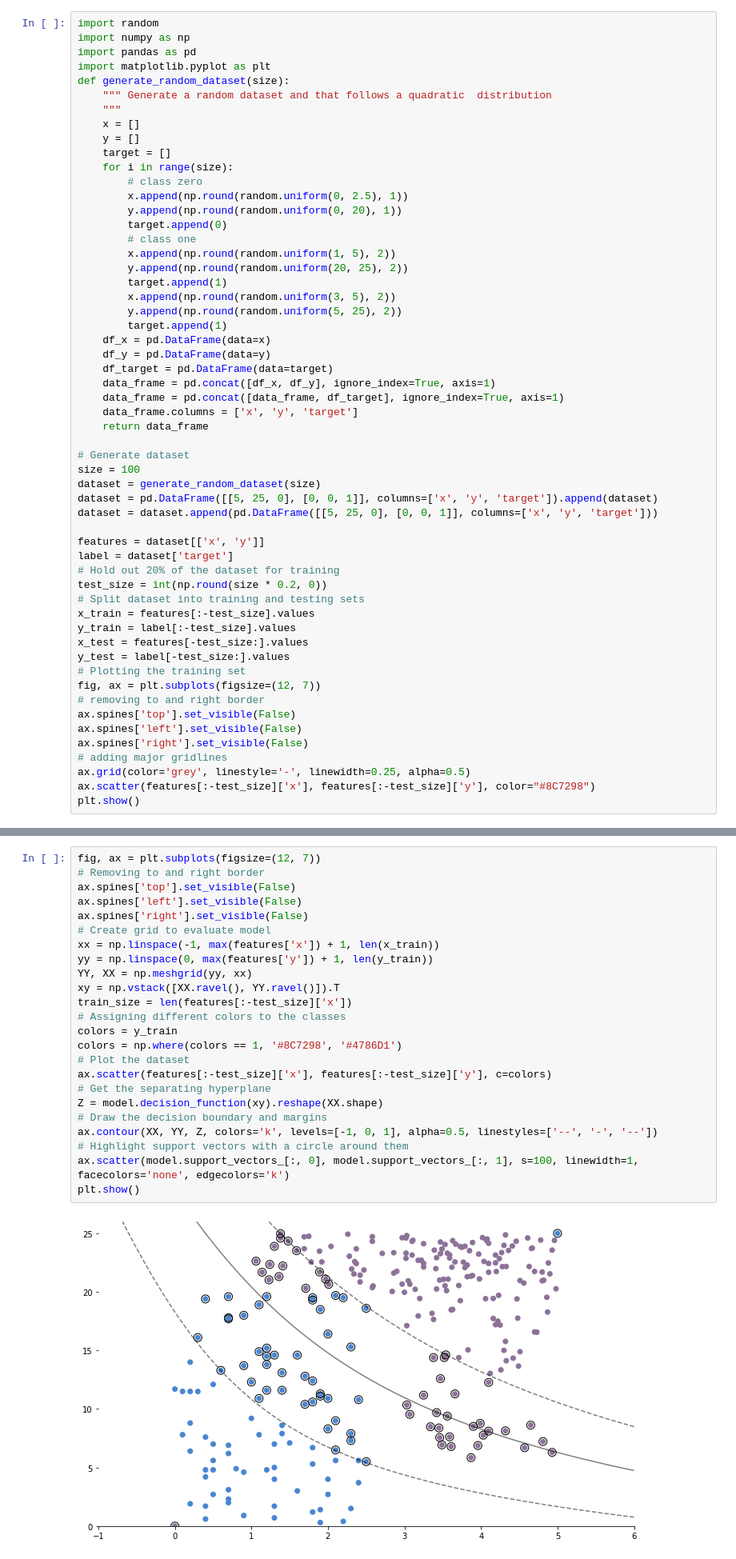
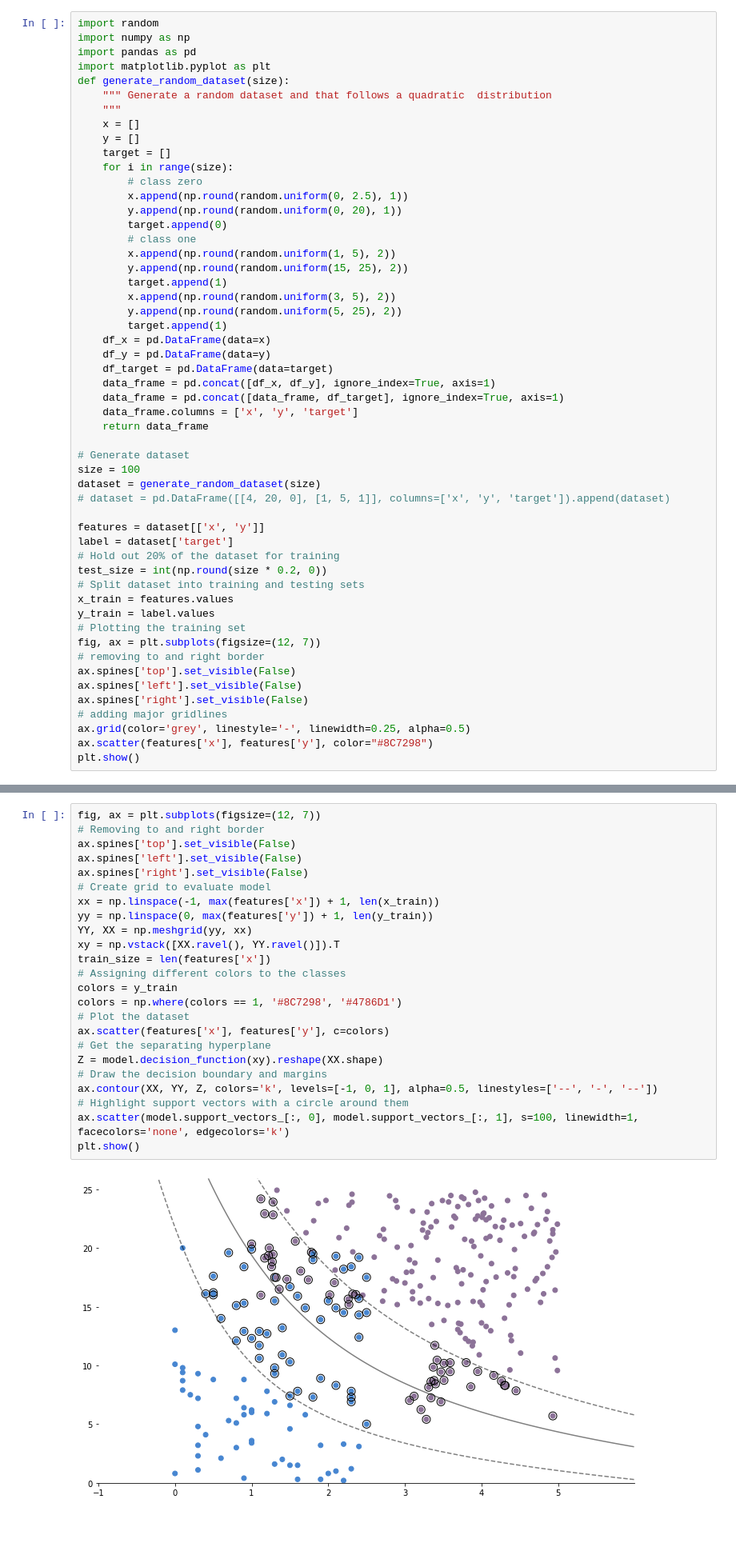
Before and after one commit to javierherraez/masterAFI, a Jupyter notebook: 15. Aprendizaje supervisado II/06. Support Vector Machines/prueba.ipynb, the cells around one changed output, grey strips where cells are left out. Shown at 80% size. Cells and saved outputs as stored; diff of their text form; blank space fills up the shorter version.

```diff
--- a/15. Aprendizaje supervisado II/06. Support Vector Machines/prueba.ipynb
+++ b/15. Aprendizaje supervisado II/06. Support Vector Machines/prueba.ipynb
@@ -16,7 +16,7 @@ def generate_random_dataset(size):
         target.append(0)
         # class one
         x.append(np.round(random.uniform(1, 5), 2))
-        y.append(np.round(random.uniform(20, 25), 2))
+        y.append(np.round(random.uniform(15, 25), 2))
         target.append(1)
         x.append(np.round(random.uniform(3, 5), 2))
         y.append(np.round(random.uniform(5, 25), 2))
@@ -32,18 +32,15 @@ def generate_random_dataset(size):
 # Generate dataset
 size = 100
 dataset = generate_random_dataset(size)
-dataset = pd.DataFrame([[5, 25, 0], [0, 0, 1]], columns=['x', 'y', 'target']).append(dataset)
-dataset = dataset.append(pd.DataFrame([[5, 25, 0], [0, 0, 1]], columns=['x', 'y', 'target']))
+# dataset = pd.DataFrame([[4, 20, 0], [1, 5, 1]], columns=['x', 'y', 'target']).append(dataset)
 
 features = dataset[['x', 'y']]
 label = dataset['target']
 # Hold out 20% of the dataset for training
 test_size = int(np.round(size * 0.2, 0))
 # Split dataset into training and testing sets
-x_train = features[:-test_size].values
-y_train = label[:-test_size].values
-x_test = features[-test_size:].values
-y_test = label[-test_size:].values
+x_train = features.values
+y_train = label.values
 # Plotting the training set
 fig, ax = plt.subplots(figsize=(12, 7))
 # removing to and right border
@@ -52,6 +49,6 @@ ax.spines['left'].set_visible(False)
 ax.spines['right'].set_visible(False)
 # adding major gridlines
 ax.grid(color='grey', linestyle='-', linewidth=0.25, alpha=0.5)
-ax.scatter(features[:-test_size]['x'], features[:-test_size]['y'], color="#8C7298")
+ax.scatter(features['x'], features['y'], color="#8C7298")
 plt.show()
 # %% [output]
@@ -65,26 +62,26 @@ SVC(degree=2, kernel='poly')
 # %%
 fig, ax = plt.subplots(figsize=(12, 7))
 # Removing to and right border
 ax.spines['top'].set_visible(False)
 ax.spines['left'].set_visible(False)
 ax.spines['right'].set_visible(False)
 # Create grid to evaluate model
 xx = np.linspace(-1, max(features['x']) + 1, len(x_train))
 yy = np.linspace(0, max(features['y']) + 1, len(y_train))
 YY, XX = np.meshgrid(yy, xx)
 xy = np.vstack([XX.ravel(), YY.ravel()]).T
-train_size = len(features[:-test_size]['x'])
+train_size = len(features['x'])
 # Assigning different colors to the classes
 colors = y_train
 colors = np.where(colors == 1, '#8C7298', '#4786D1')
 # Plot the dataset
-ax.scatter(features[:-test_size]['x'], features[:-test_size]['y'], c=colors)
+ax.scatter(features['x'], features['y'], c=colors)
 # Get the separating hyperplane
 Z = model.decision_function(xy).reshape(XX.shape)
 # Draw the decision boundary and margins
 ax.contour(XX, YY, Z, colors='k', levels=[-1, 0, 1], alpha=0.5, linestyles=['--', '-', '--'])
 # Highlight support vectors with a circle around them
 ax.scatter(model.support_vectors_[:, 0], model.support_vectors_[:, 1], s=100, linewidth=1, facecolors='none', edgecolors='k')
 plt.show()
 # %% [output]
-[figure, old version]
+[figure, new version]
```
Also changed, not shown: parts of 3 cells of this notebook, 5 other files.
